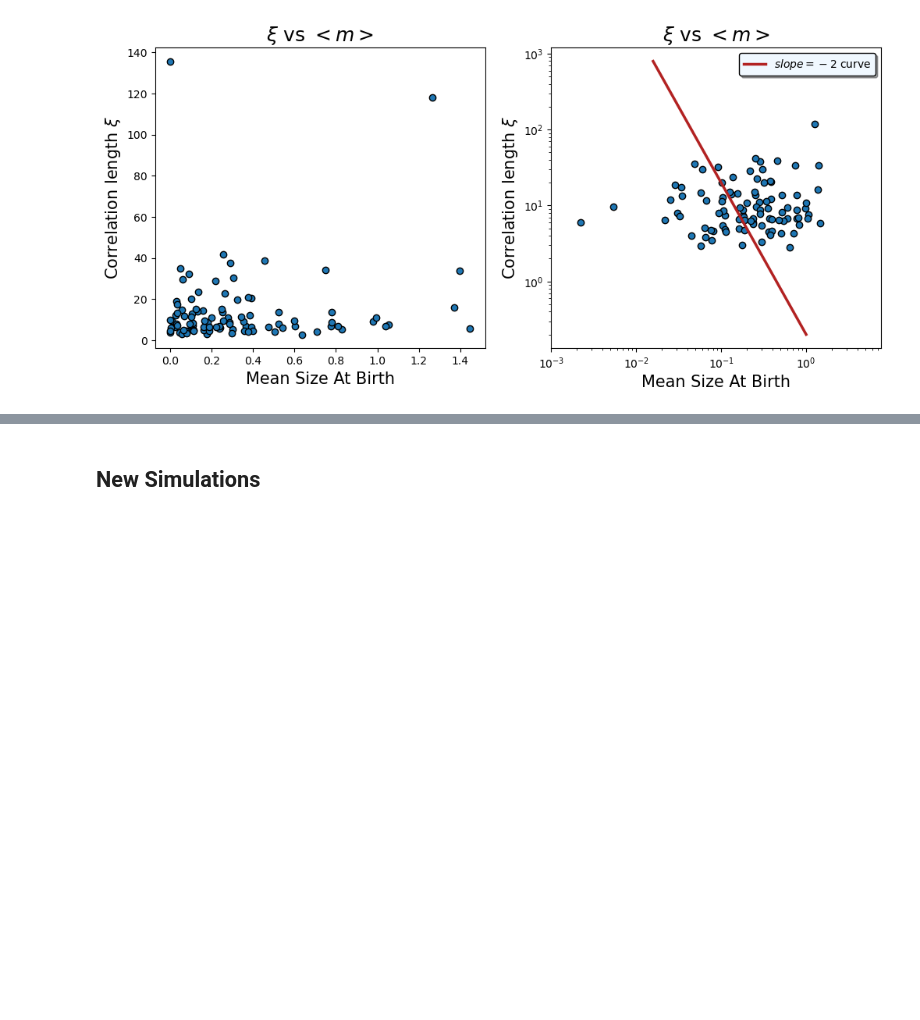
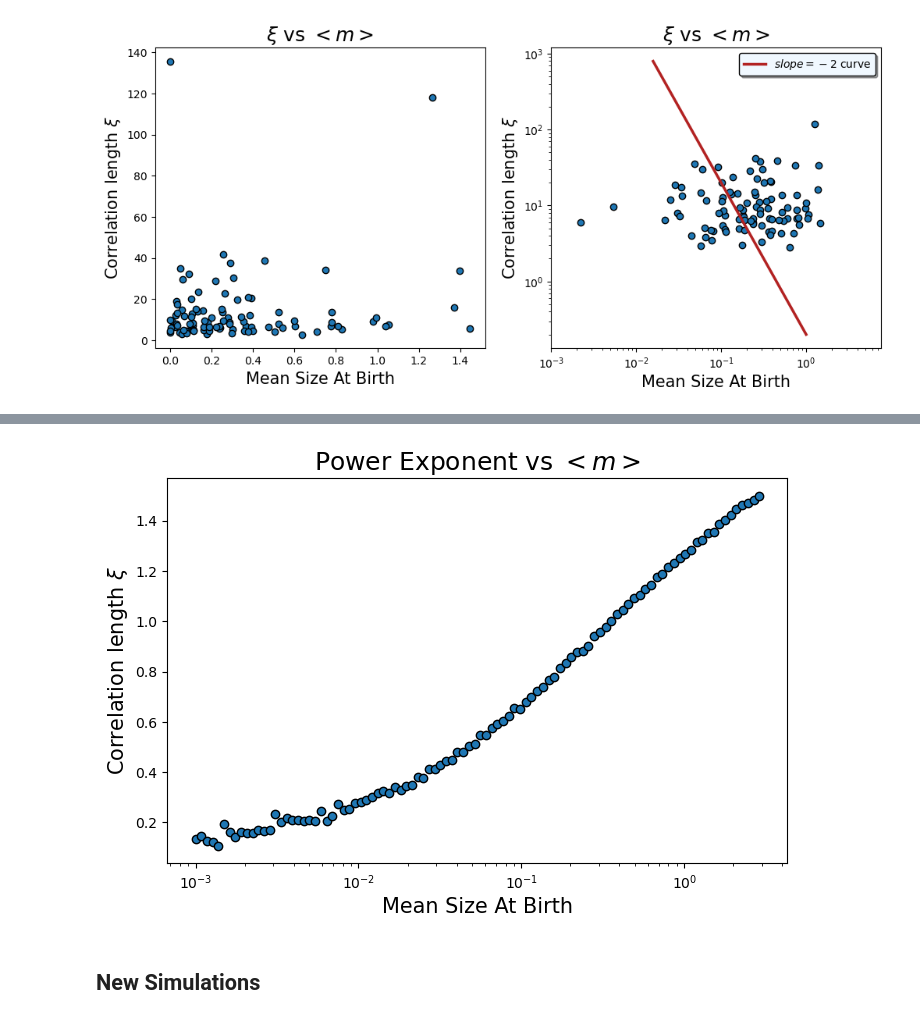
Before and after one commit to tommasoamico/masterThesis, a Jupyter notebook: code/pythonApp/visualization2.ipynb, the cells around one changed output, grey strips where cells are left out. Cells and saved outputs as stored; diff of their text form; code cells hidden in the pictures; blank space fills up the shorter version.

```diff
--- a/code/pythonApp/visualization2.ipynb
+++ b/code/pythonApp/visualization2.ipynb
@@ -304,3 +364,26 @@ _ = ax_[1].legend(facecolor='aliceblue', edgecolor='black', shadow=True)
+# %%
+lineagesPath: str = '/Users/tommaso/Desktop/masterThesis/data/positiveH/absorbingHTransitioning/'
+allSizes = np.load(lineagesPath + 'timeSerieses.npy')
+
+hValues = np.load(lineagesPath + 'hValues.npy')
+# %%
+autoCorrParameters = pd.read_csv(
+    lineagesPath + 'correlationParameters.csv')
+markovChain.all = []
+markovChain.instantiateFromNpy(
+    lineagesPath + 'timeSerieses.npy', log=True)
+meanSizesAtBirth = [instance.meanSizeAtBirth() for instance in markovChain.all]
+# %%
+fig, ax = plt.subplots(1, 1, figsize=(8, 5))
+
+ax.scatter(hValues,
+           autoCorrParameters['exponent'], edgecolor='black')
+ax.set_xlabel('Mean Size At Birth', fontsize=15)
+ax.set_ylabel('Correlation length $\\xi$', fontsize=15)
+ax.set_title('Power Exponent vs $<m>$', fontsize=18)
+_ = ax.set_xscale('log')
+# %% [output]
+[figure, added]
 # %% [markdown]
 ## New Simulations
 # %%
```
Also changed, not shown: parts of 16 cells of this notebook, 12 other files.
